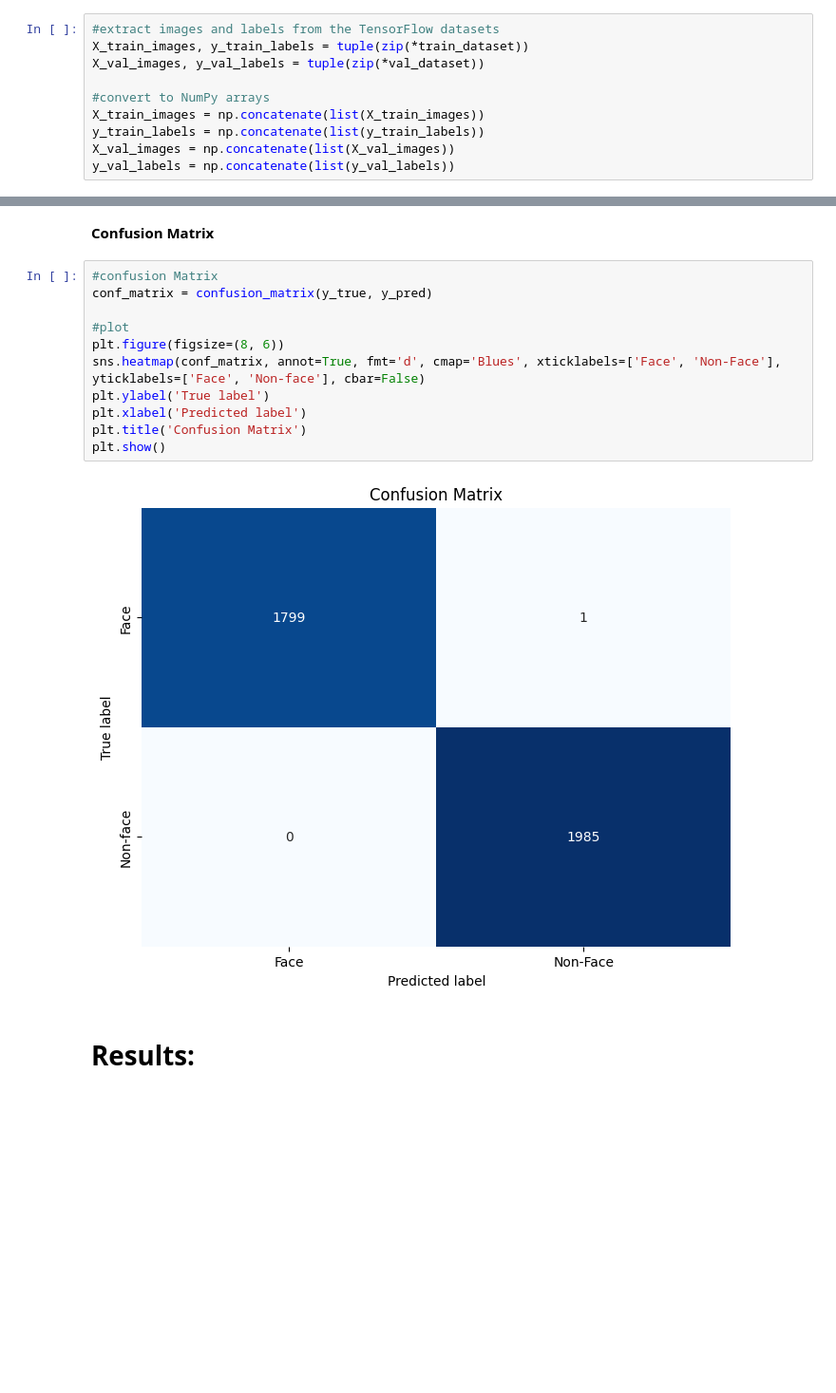
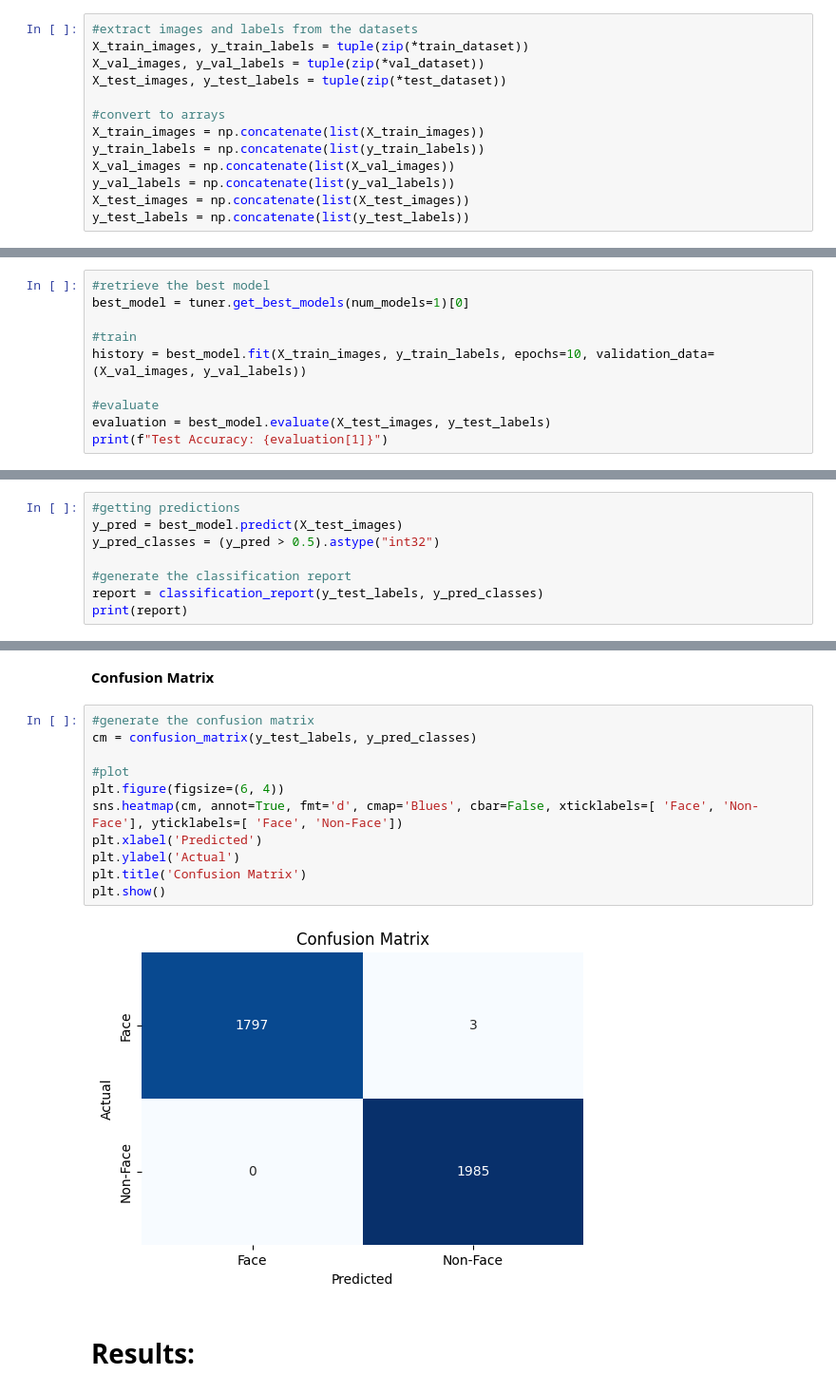
Before and after one commit to aramirezfr/Facial-Recognition-with-Deep-Learning-Neural-Networks, a Jupyter notebook: Facial_Recognition_using_CNN.ipynb, the cells around one changed output, grey strips where cells are left out. Shown: that part at 95% size. Drawn from its saved outputs; the diff is of its cells as text; blank space fills up the shorter version.

```diff
--- a/Facial_Recognition_using_CNN.ipynb
+++ b/Facial_Recognition_using_CNN.ipynb
@@ -349,15 +375,18 @@ X_test_processed_dt = np.array([load_and_preprocess_image_dt(path) for path in X
 # %% [markdown]
 Getting variables needed for hyperparameter tuning.
 # %%
-#extract images and labels from the TensorFlow datasets
+#extract images and labels from the datasets
 X_train_images, y_train_labels = tuple(zip(*train_dataset))
 X_val_images, y_val_labels = tuple(zip(*val_dataset))
+X_test_images, y_test_labels = tuple(zip(*test_dataset))
 
-#convert to NumPy arrays
+#convert to arrays
 X_train_images = np.concatenate(list(X_train_images))
 y_train_labels = np.concatenate(list(y_train_labels))
 X_val_images = np.concatenate(list(X_val_images))
 y_val_labels = np.concatenate(list(y_val_labels))
+X_test_images = np.concatenate(list(X_test_images))
+y_test_labels = np.concatenate(list(y_test_labels))
 # %% [markdown]
 # Model:
 # %% [markdown]
@@ -654,0 +626,10 @@ weighted avg       1.00      1.00      1.00      3785
+# %%
+#retrieve the best model
+best_model = tuner.get_best_models(num_models=1)[0]
+
+#train
+history = best_model.fit(X_train_images, y_train_labels, epochs=10, validation_data=(X_val_images, y_val_labels))
+
+#evaluate
+evaluation = best_model.evaluate(X_test_images, y_test_labels)
+print(f"Test Accuracy: {evaluation[1]}")
@@ -654,0 +672,8 @@ weighted avg       1.00      1.00      1.00      3785
+# %%
+#getting predictions
+y_pred = best_model.predict(X_test_images)
+y_pred_classes = (y_pred > 0.5).astype("int32")
+
+#generate the classification report
+report = classification_report(y_test_labels, y_pred_classes)
+print(report)
@@ -655,17 +690,17 @@ weighted avg       1.00      1.00      1.00      3785
 # %% [markdown]
 **Confusion Matrix**
 # %%
-#confusion Matrix
-conf_matrix = confusion_matrix(y_true, y_pred)
+#generate the confusion matrix
+cm = confusion_matrix(y_test_labels, y_pred_classes)
 
 #plot
-plt.figure(figsize=(8, 6))
-sns.heatmap(conf_matrix, annot=True, fmt='d', cmap='Blues', xticklabels=['Face', 'Non-Face'], yticklabels=['Face', 'Non-face'], cbar=False)
-plt.ylabel('True label')
-plt.xlabel('Predicted label')
+plt.figure(figsize=(6, 4))
+sns.heatmap(cm, annot=True, fmt='d', cmap='Blues', cbar=False, xticklabels=[ 'Face', 'Non-Face'], yticklabels=[ 'Face', 'Non-Face'])
+plt.xlabel('Predicted')
+plt.ylabel('Actual')
 plt.title('Confusion Matrix')
 plt.show()
 # %% [output]
-[figure, old version]
+[figure, new version]
 # %% [markdown]
 # Results:
```
Also changed, not shown: parts of 64 cells of this notebook.
